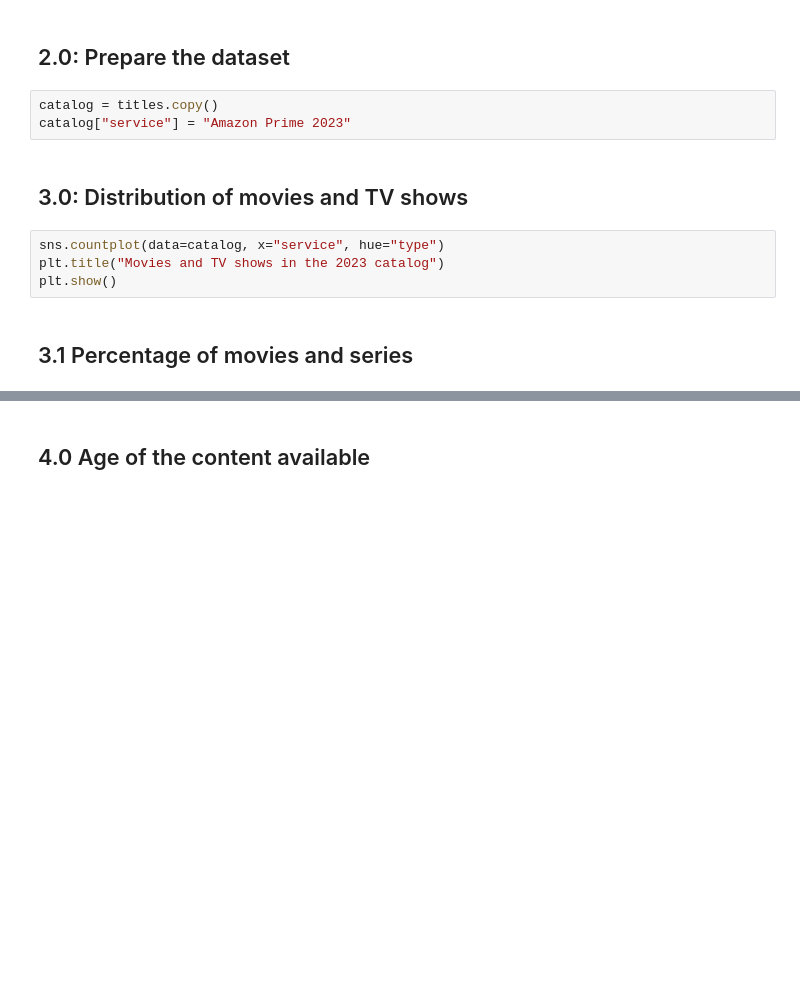
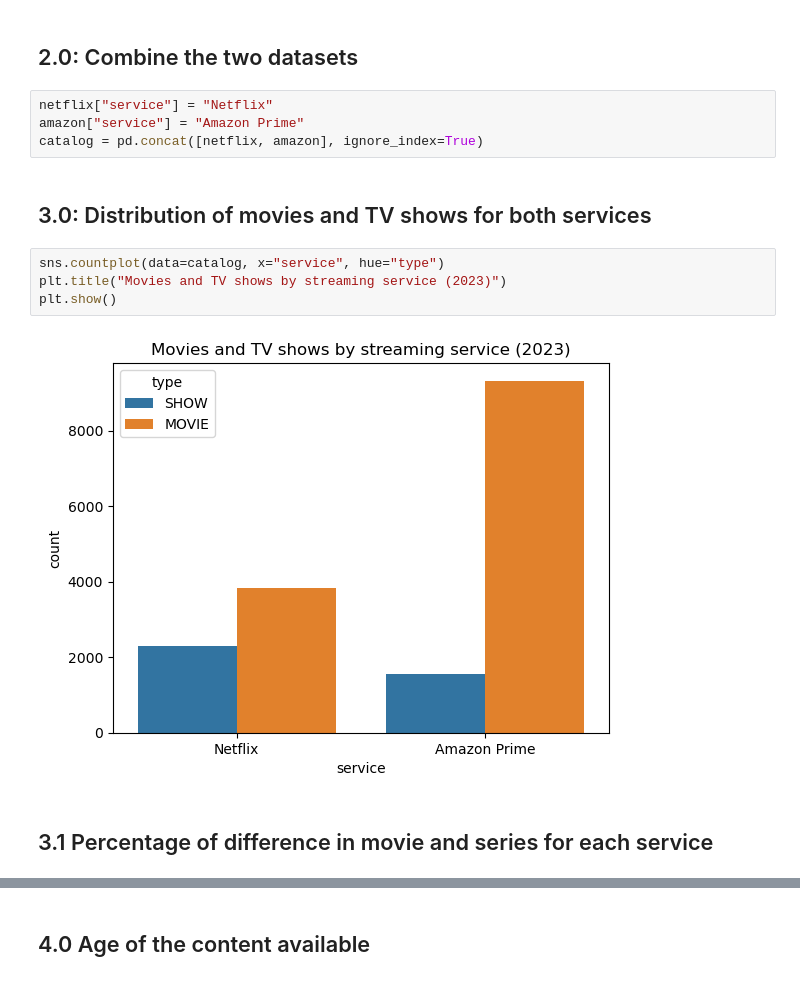
Before and after one commit to DianaAleks/streaming-services-enshittification-study, a Jupyter notebook: analysis_2023.ipynb, the cells around one changed output, grey strips where cells are left out. Drawn from its saved outputs; the diff is of its cells as text; blank space fills up the shorter version.

```diff
--- a/analysis_2023.ipynb
+++ b/analysis_2023.ipynb
@@ -49,16 +163,19 @@ plt.show()
 # %% [markdown]
-## 2.0: Prepare the dataset
+## 2.0: Combine the two datasets
-# %%
-catalog = titles.copy()
-catalog["service"] = "Amazon Prime 2023"
+# %%
+netflix["service"] = "Netflix"
+amazon["service"] = "Amazon Prime"
+catalog = pd.concat([netflix, amazon], ignore_index=True)
 # %% [markdown]
-## 3.0: Distribution of movies and TV shows
+## 3.0: Distribution of movies and TV shows for both services
 # %%
 sns.countplot(data=catalog, x="service", hue="type")
-plt.title("Movies and TV shows in the 2023 catalog")
+plt.title("Movies and TV shows by streaming service (2023)")
 plt.show()
+# %% [output]
+[figure, added]
 # %% [markdown]
-## 3.1 Percentage of movies and series
+## 3.1 Percentage of difference in movie and series for each service
 # %%
 pd.crosstab(
     catalog["service"],
```
Also changed, not shown: parts of 51 cells of this notebook, 1 other file.
